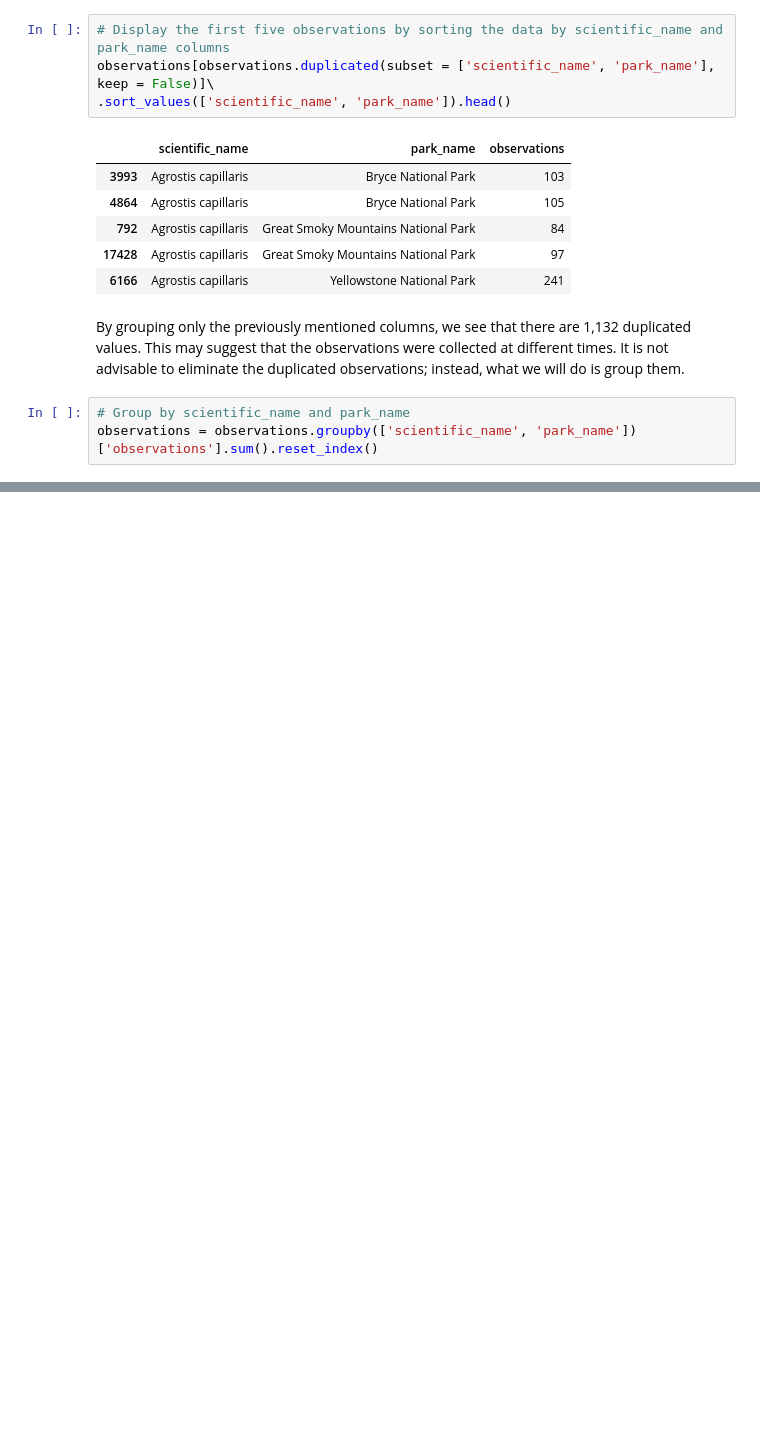
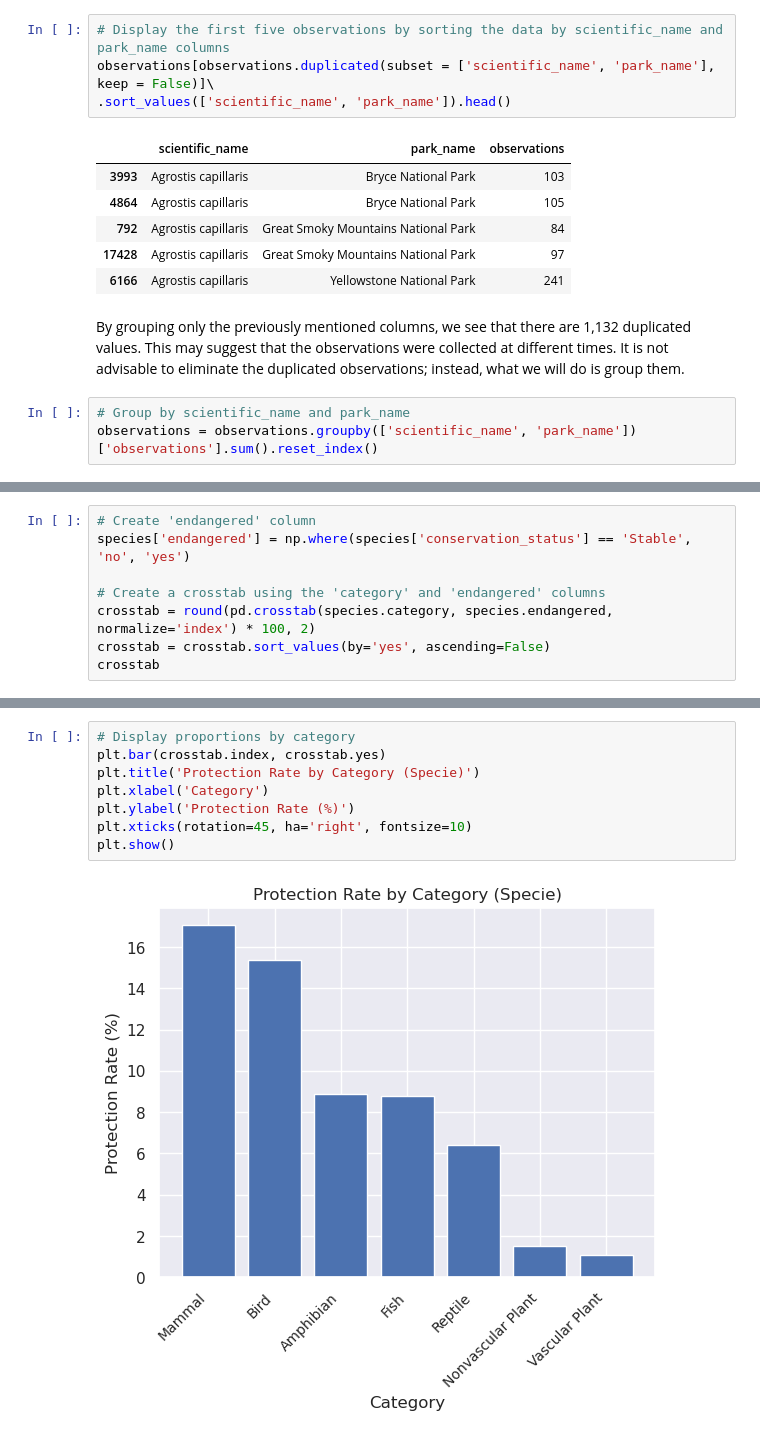
Before and after one commit to mandresst/Biodiversity-in-National-Parks-Project, a Jupyter notebook: biodiversity.ipynb, the cells around one changed output, grey strips where cells are left out. Saved outputs shown, nothing was run; the diff lists cells and outputs as text; blank space fills up the shorter version.

```diff
--- a/biodiversity.ipynb
+++ b/biodiversity.ipynb
@@ -221,0 +277,8 @@ observations = observations.groupby(['scientific_name', 'park_name'])['observati
+# %%
+# Create 'endangered' column
+species['endangered'] = np.where(species['conservation_status'] == 'Stable', 'no', 'yes')
+
+# Create a crosstab using the 'category' and 'endangered' columns
+crosstab = round(pd.crosstab(species.category, species.endangered, normalize='index') * 100, 2)
+crosstab = crosstab.sort_values(by='yes', ascending=False)
+crosstab
@@ -221,0 +295,10 @@ observations = observations.groupby(['scientific_name', 'park_name'])['observati
+# %%
+# Display proportions by category
+plt.bar(crosstab.index, crosstab.yes)
+plt.title('Protection Rate by Category (Specie)')
+plt.xlabel('Category')
+plt.ylabel('Protection Rate (%)')
+plt.xticks(rotation=45, ha='right', fontsize=10)
+plt.show()
+# %% [output]
+[figure, added]
```
Also changed, not shown: parts of 12 cells of this notebook.
